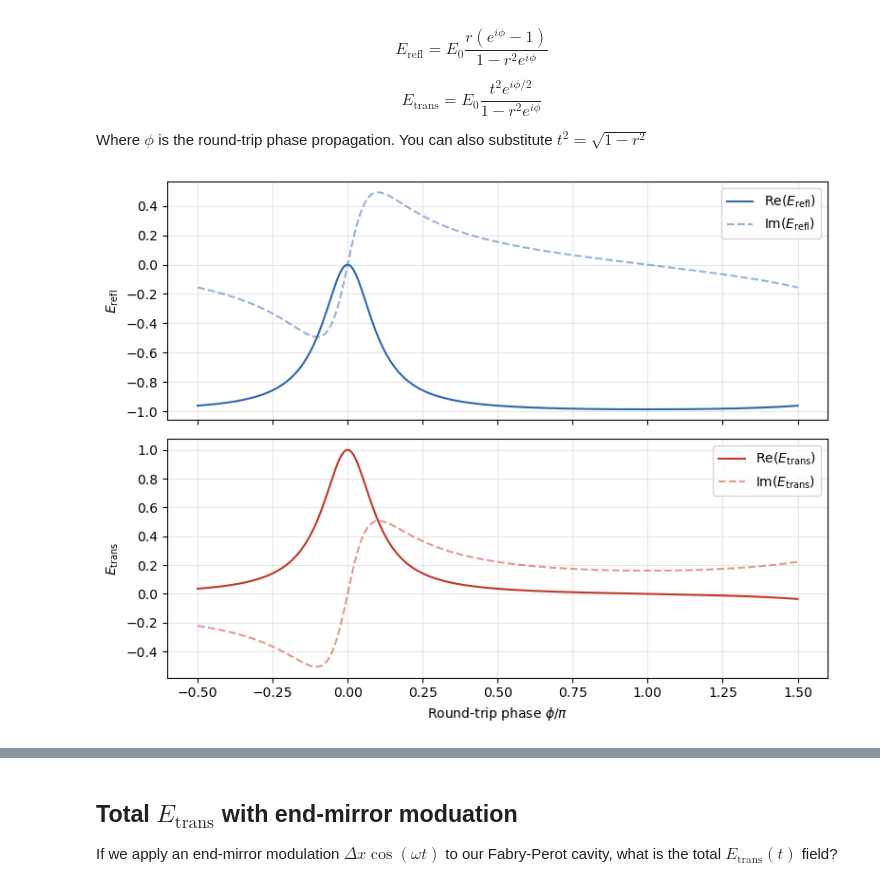
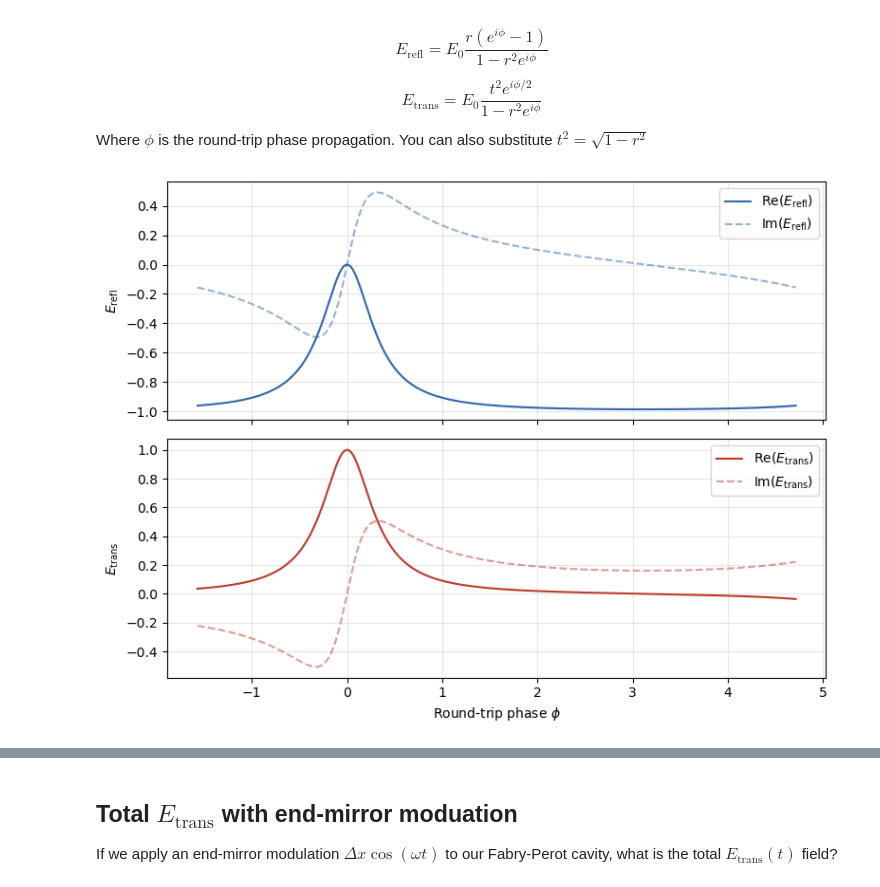
Before and after one commit to cacapuano/carolines_lasers_course_repo, a Jupyter notebook: homework_submissions/capuano_homework_4_dither_locking_pdh_mich_and_fpmi.ipynb, the cells around one changed output, grey strips where cells are left out. Saved outputs shown, nothing was run; the diff lists cells and outputs as text; code cells hidden in the pictures.

```diff
--- a/homework_submissions/capuano_homework_4_dither_locking_pdh_mich_and_fpmi.ipynb
+++ b/homework_submissions/capuano_homework_4_dither_locking_pdh_mich_and_fpmi.ipynb
@@ -39,33 +39,33 @@ Where $\phi$ is the round-trip phase propagation. You can also substitute $t^2 =
 # %%
 import numpy as np
 import matplotlib.pyplot as plt
 
 r = 0.85
 t2 = 1 - r**2
 N = 600
 phi = np.linspace(-np.pi/2, 3*np.pi/2, N)
 
 denom = 1 - r**2 * np.exp(1j*phi)
 
 E_refl = r * (np.exp(1j*phi) - 1) / denom
 E_trans = t2 * np.exp(1j*phi/2) / denom
 
 fig, (ax1, ax2) = plt.subplots(2, 1, figsize=(8, 6), sharex=True)
 
-ax1.plot(phi/np.pi, E_refl.real, color='#3266ad', label=r'$\mathrm{Re}(E_\mathrm{refl})$')
-ax1.plot(phi/np.pi, E_refl.imag, color='#3266ad', linestyle='--', alpha=0.5, label=r'$\mathrm{Im}(E_\mathrm{refl})$')
+ax1.plot(phi, E_refl.real, color='#3266ad', label=r'$\mathrm{Re}(E_\mathrm{refl})$')
+ax1.plot(phi, E_refl.imag, color='#3266ad', linestyle='--', alpha=0.5, label=r'$\mathrm{Im}(E_\mathrm{refl})$')
 ax1.set_ylabel(r'$E_\mathrm{refl}$')
 ax1.legend()
 ax1.grid(alpha=0.3)
 
-ax2.plot(phi/np.pi, E_trans.real, color='#c0392b', label=r'$\mathrm{Re}(E_\mathrm{trans})$')
-ax2.plot(phi/np.pi, E_trans.imag, color='#c0392b', linestyle='--', alpha=0.5, label=r'$\mathrm{Im}(E_\mathrm{trans})$')
+ax2.plot(phi, E_trans.real, color='#c0392b', label=r'$\mathrm{Re}(E_\mathrm{trans})$')
+ax2.plot(phi, E_trans.imag, color='#c0392b', linestyle='--', alpha=0.5, label=r'$\mathrm{Im}(E_\mathrm{trans})$')
 ax2.set_ylabel(r'$E_\mathrm{trans}$')
-ax2.set_xlabel(r'Round-trip phase $\phi / \pi$')
+ax2.set_xlabel(r'Round-trip phase $\phi$')
 ax2.legend()
 ax2.grid(alpha=0.3)
 
 plt.tight_layout()
 plt.show()
 # %% [output]
-[figure, old version]
+[figure, new version]
```
Also changed, not shown: parts of 15 cells of this notebook.
